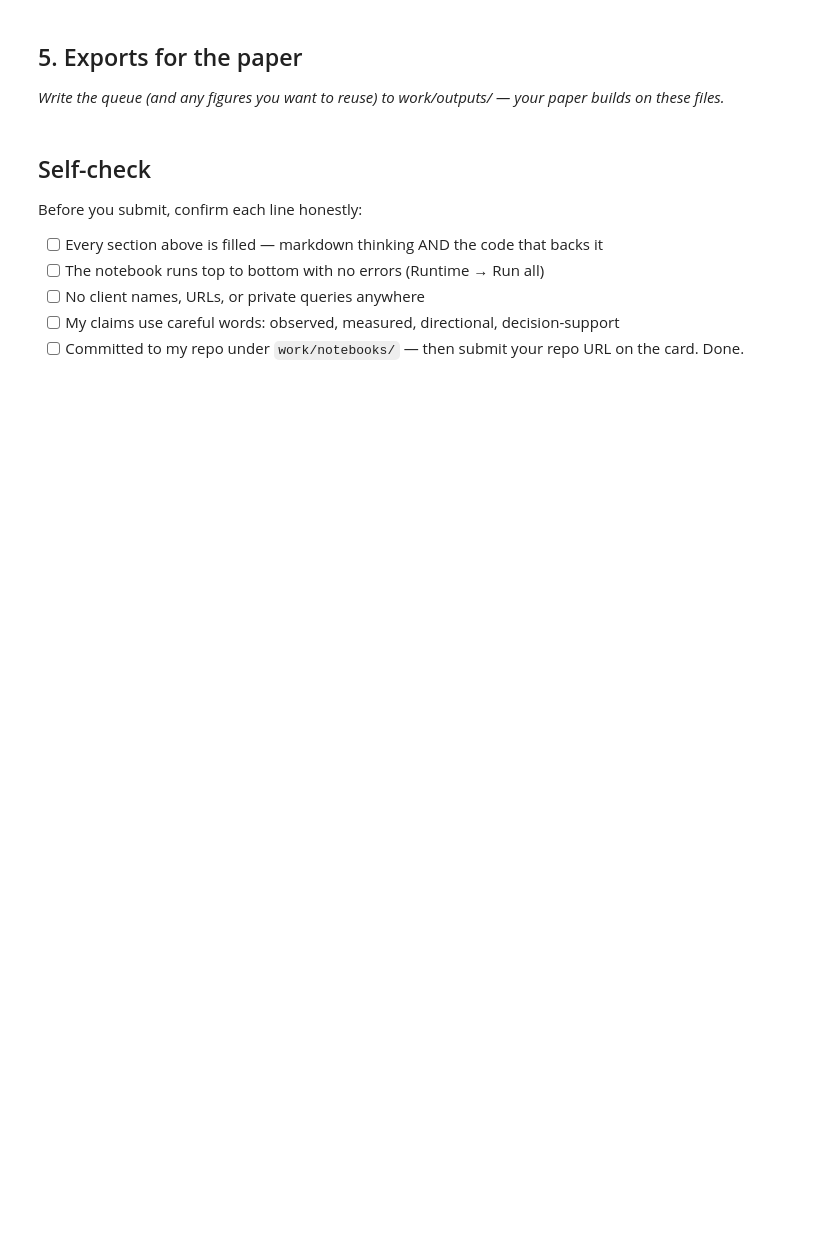
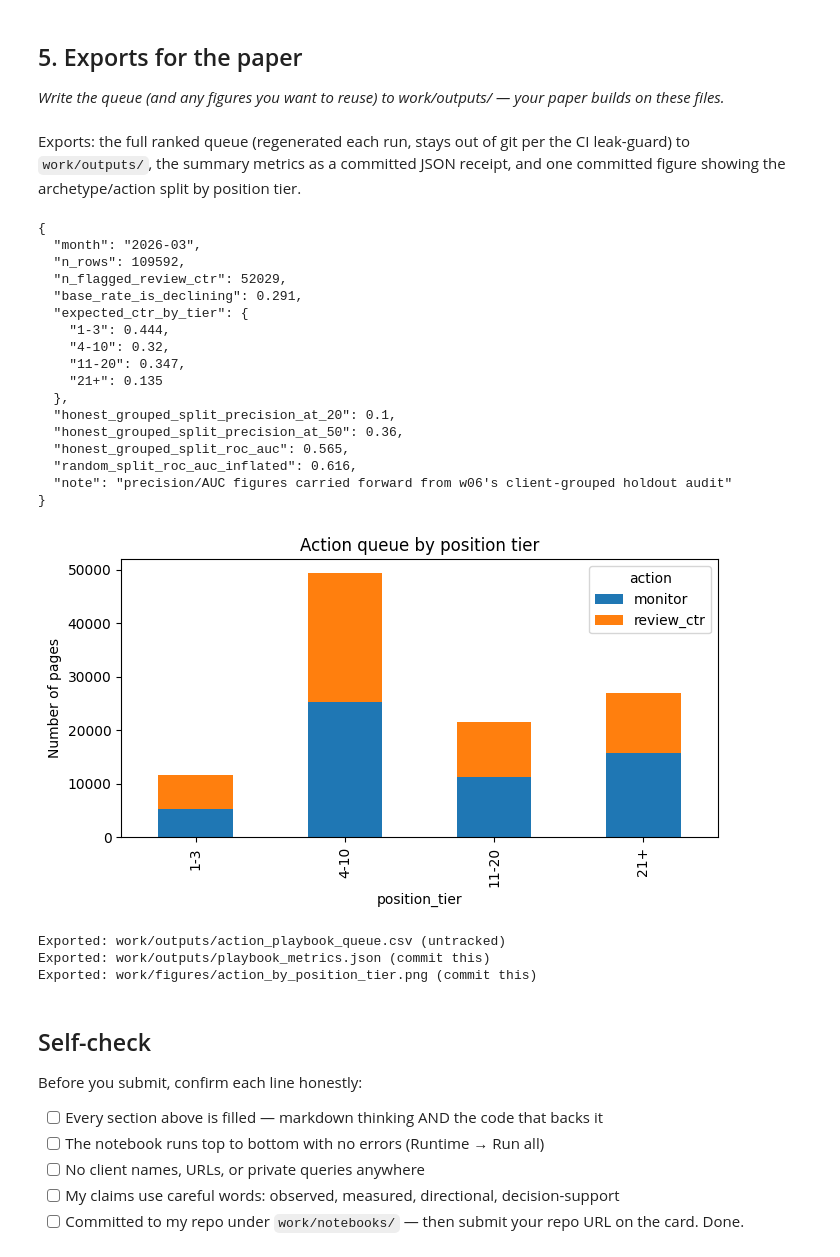
Before and after one commit to M-Sheheryar-khan/FlyRank-ML-Internship-Starter-Repo, a Jupyter notebook: work/notebooks/w07_action_playbook.ipynb, the cells around one changed output. Cells and saved outputs as stored; diff of their text form; code cells hidden in the pictures; blank space fills up the shorter version.

```diff
--- a/work/notebooks/w07_action_playbook.ipynb
+++ b/work/notebooks/w07_action_playbook.ipynb
@@ -15,0 +88,12 @@ This skeleton is yours to fill. Work the sections **in order** — each one has
+# %%
+archetype_summary = data.groupby(["position_tier", "action"], observed=True).agg(
+    n=("content_hash_id", "size"),
+    avg_score=("baseline_score", "mean"),
+).round(2)
+print(archetype_summary)
+
+top10 = data.sort_values("baseline_score", ascending=False).head(10)[
+    ["content_hash_id", "position_tier", "impressions_h1", "ctr_h1",
+     "expected_ctr", "baseline_score", "reason_code", "action"]
+]
+top10
@@ -44,3 +190,68 @@ This skeleton is yours to fill. Work the sections **in order** — each one has
+# %% [markdown]
+Exports: the full ranked queue (regenerated each run, stays out of git per the CI leak-guard) to `work/outputs/`, the summary metrics as a committed JSON receipt, and one committed figure showing the archetype/action split by position tier.
+# %%
+import matplotlib.pyplot as plt
+
+os.makedirs("work/outputs", exist_ok=True)
+os.makedirs("work/figures", exist_ok=True)
+
+# 1. Ranked queue CSV (regenerated, not committed)
+queue = data.sort_values("baseline_score", ascending=False).reset_index(drop=True)
+queue.to_csv("work/outputs/action_playbook_queue.csv", index=False)
+
+# 2. Metrics JSON (committed — this is the receipt the paper cites)
+metrics = {
+    "month": "2026-03",
+    "n_rows": int(len(data)),
+    "n_flagged_review_ctr": int((data["action"] == "review_ctr").sum()),
+    "base_rate_is_declining": round(float(data["is_declining"].mean()), 3),
+    "expected_ctr_by_tier": {k: round(float(v), 3) for k, v in train_only_ctr.to_dict().items()},
+    "honest_grouped_split_precision_at_20": 0.10,
+    "honest_grouped_split_precision_at_50": 0.36,
+    "honest_grouped_split_roc_auc": 0.565,
+    "random_split_roc_auc_inflated": 0.616,
+    "note": "precision/AUC figures carried forward from w06's client-grouped holdout audit",
+}
+with open("work/outputs/playbook_metrics.json", "w") as f:
+    json.dump(metrics, f, indent=2)
+print(json.dumps(metrics, indent=2))
+
+# 3. Figure (committed — reused in the paper)
+fig, ax = plt.subplots(figsize=(7, 4))
+archetype_summary.reset_index().pivot(index="position_tier", columns="action", values="n").plot(
+    kind="bar", stacked=True, ax=ax
+)
+ax.set_title("Action queue by position tier")
+ax.set_ylabel("Number of pages")
+plt.tight_layout()
+plt.savefig("work/figures/action_by_position_tier.png", dpi=150)
+plt.show()
+
+print("\nExported: work/outputs/action_playbook_queue.csv (untracked)")
+print("Exported: work/outputs/playbook_metrics.json (commit this)")
+print("Exported: work/figures/action_by_position_tier.png (commit this)")
+# %% [output]
+{
+  "month": "2026-03",
+  "n_rows": 109592,
+  "n_flagged_review_ctr": 52029,
+  "base_rate_is_declining": 0.291,
+  "expected_ctr_by_tier": {
+    "1-3": 0.444,
+    "4-10": 0.32,
+    "11-20": 0.347,
+    "21+": 0.135
+  },
+  "honest_grouped_split_precision_at_20": 0.1,
+  "honest_grouped_split_precision_at_50": 0.36,
+  "honest_grouped_split_roc_auc": 0.565,
+  "random_split_roc_auc_inflated": 0.616,
+  "note": "precision/AUC figures carried forward from w06's client-grouped holdout audit"
+}
+[figure, added]
+Exported: work/outputs/action_playbook_queue.csv (untracked)
+Exported: work/outputs/playbook_metrics.json (commit this)
+Exported: work/figures/action_by_position_tier.png (commit this)
 # %% [markdown]
 ## Self-check
 
```
Also changed, not shown: parts of 11 cells of this notebook.
